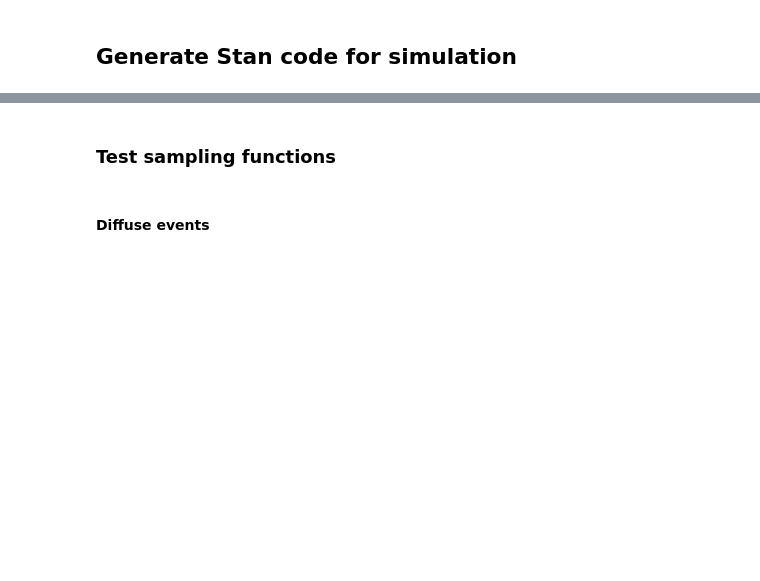
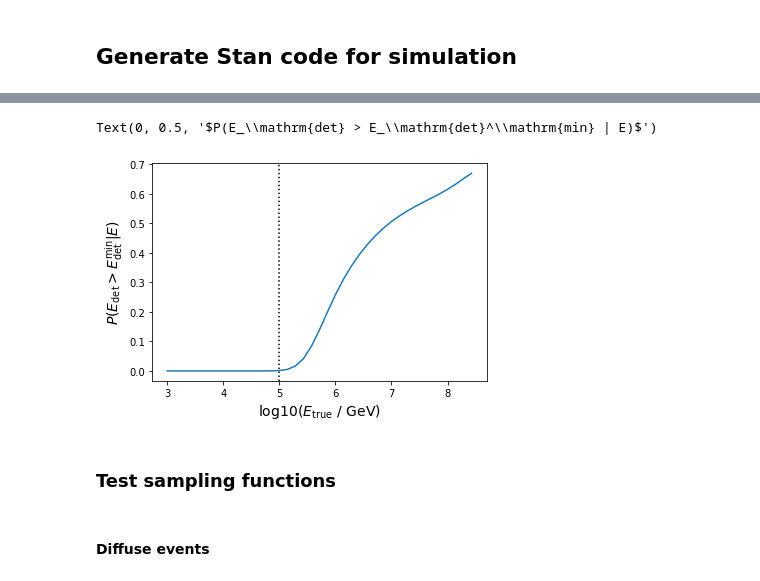
Before and after one commit to specktakel/hierarchical_nu, a Jupyter notebook: software/test_software.ipynb, the cells around one changed output, grey strips where cells are left out. Drawn from its saved outputs; the diff is of its cells as text; code cells hidden in the pictures; blank space fills up the shorter version.

```diff
--- a/software/test_software.ipynb
+++ b/software/test_software.ipynb
@@ -156,9 +142,18 @@ INFO:python.backend.code_generator:Object of type <python.backend.stan_generator
 INFO:python.backend.code_generator:Object of type <python.backend.stan_generator.DefinitionContext object at 0x...> already on stack
 INFO:python.backend.code_generator:Object of type <python.backend.stan_generator.DefinitionContext object at 0x...> already on stack
 # %%
-true_energy = 10**np.linspace(3, 8) * u.GeV
+true_energy = 10**np.linspace(3, 10) * u.GeV
 threshold_energy = 1e5 * u. GeV
-energy_resolution.prob_Edet_above_threshold(true_energy, threshold_energy)
+out = energy_resolution.prob_Edet_above_threshold(true_energy, threshold_energy)
+# %%
+fig, ax = plt.subplots()
+ax.plot(np.log10(true_energy.value), out)
+ax.axvline(np.log10(threshold_energy.value), color='k', linestyle=':')
+ax.set_xlabel("$\mathrm{log10}(E_\mathrm{true}~/~\mathrm{GeV})$", fontsize=14)
+ax.set_ylabel("$P(E_\mathrm{det} > E_\mathrm{det}^\mathrm{min} | E)$", fontsize=14)
+# %% [output]
+Text(0, 0.5, '$P(E_\\mathrm{det} > E_\\mathrm{det}^\\mathrm{min} | E)$')
+[figure, added]
 # %% [markdown]
 ### Test sampling functions
 # %%
```
Also changed, not shown: parts of 8 cells of this notebook.
